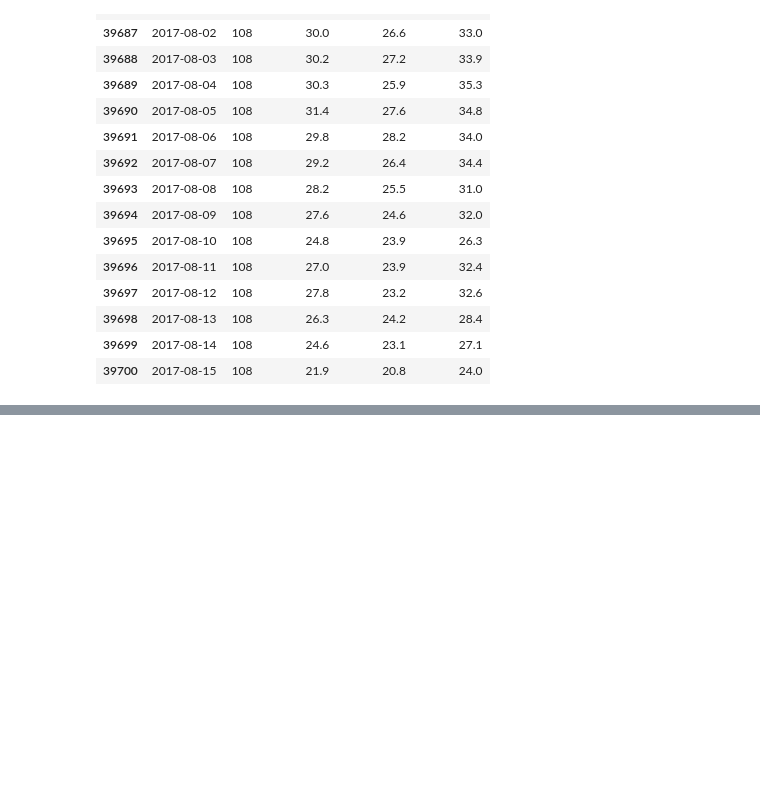
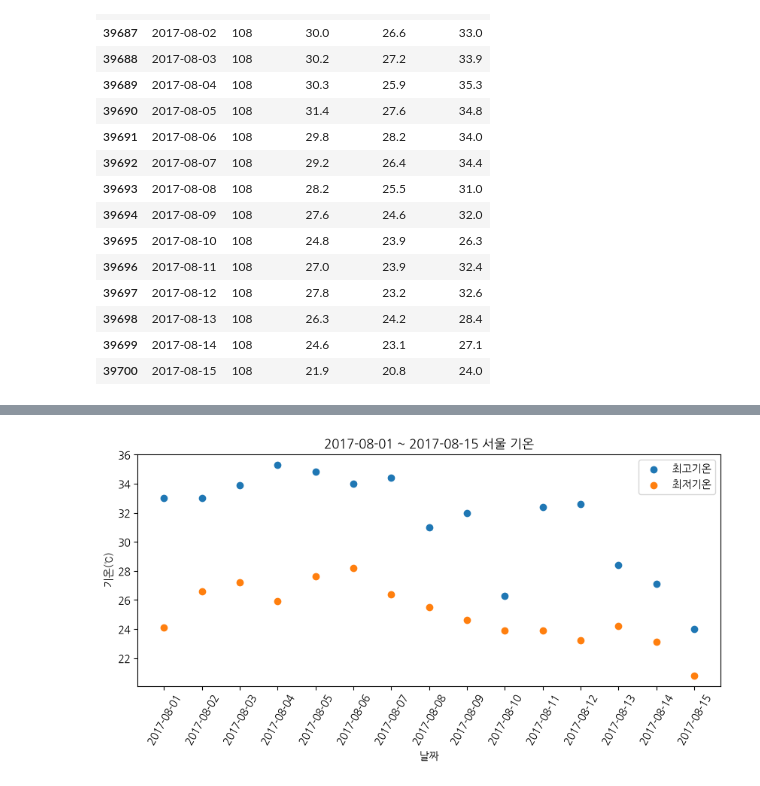
Before and after one commit to azeroo0/gg1th_analysis_ex, a Jupyter notebook: 3.a 프로젝트1 - 기온데이터분석.ipynb, the cells around one changed output, grey strips where cells are left out. Cells and saved outputs as stored; diff of their text form; code cells hidden in the pictures; blank space fills up the shorter version.

```diff
--- a/3.a 프로젝트1 - 기온데이터분석.ipynb
+++ b/3.a 프로젝트1 - 기온데이터분석.ipynb
@@ -253,0 +284,15 @@ plt.show()
+# %%
+# 같은 기간의 최저기온까지 함께 표시해서, 일교차를 눈으로 확인해보자.
+plt.figure(figsize = (10,4))
+
+plt.scatter(data = df_new, x = '날짜', y = '최고기온(℃)', label = '최고기온')
+plt.scatter(data = df_new, x = '날짜', y = '최저기온(℃)', label = '최저기온')
+
+plt.title('2017-08-01 ~ 2017-08-15 서울 기온')
+plt.xlabel('날짜')
+plt.ylabel('기온(℃)')
+plt.xticks(rotation = 60)
+plt.legend()
+plt.show()
+# %% [output]
+[figure, added]
```
Also changed, not shown: parts of 18 cells of this notebook.
